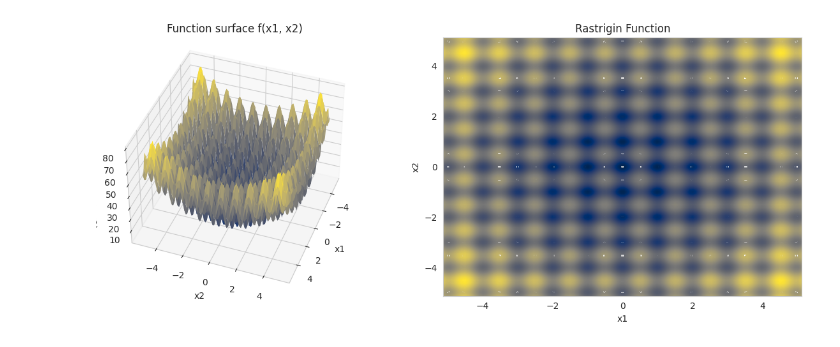
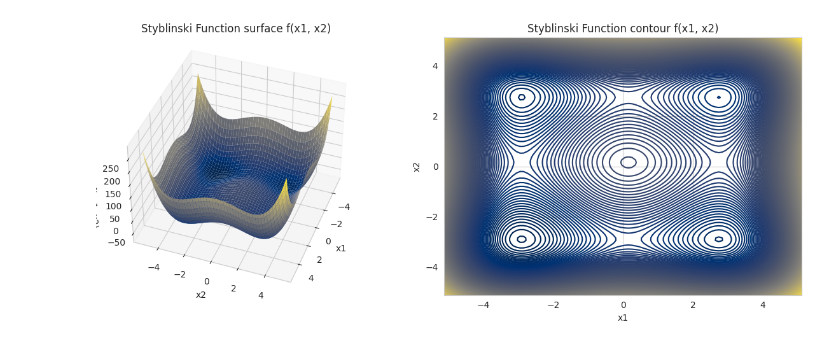
Before and after one commit to quant-sci/optymus, a Jupyter notebook: examples/benchmark_functions.ipynb, the cells around one changed output. Saved outputs shown, nothing was run; the diff lists cells and outputs as text; code cells hidden in the pictures.

```diff
--- a/examples/benchmark_functions.ipynb
+++ b/examples/benchmark_functions.ipynb
@@ -2,9 +2,9 @@
 import sys
 sys.path.append('../')
 # %%
-from optymus.utils import plot_function, rastrigin_function
+from optymus.utils import plot_function, styblinski_tang_function
 
-f = rastrigin_function()
-plot_function(f, title='Rastrigin Function', min=-5.12, max=5.12)
+f = styblinski_tang_function()
+plot_function(f, title='Styblinski Function', min=-5.12, max=5.12)
 # %% [output]
-[figure, old version]
+[figure, new version]
```
Also changed, not shown: 10 other files.
